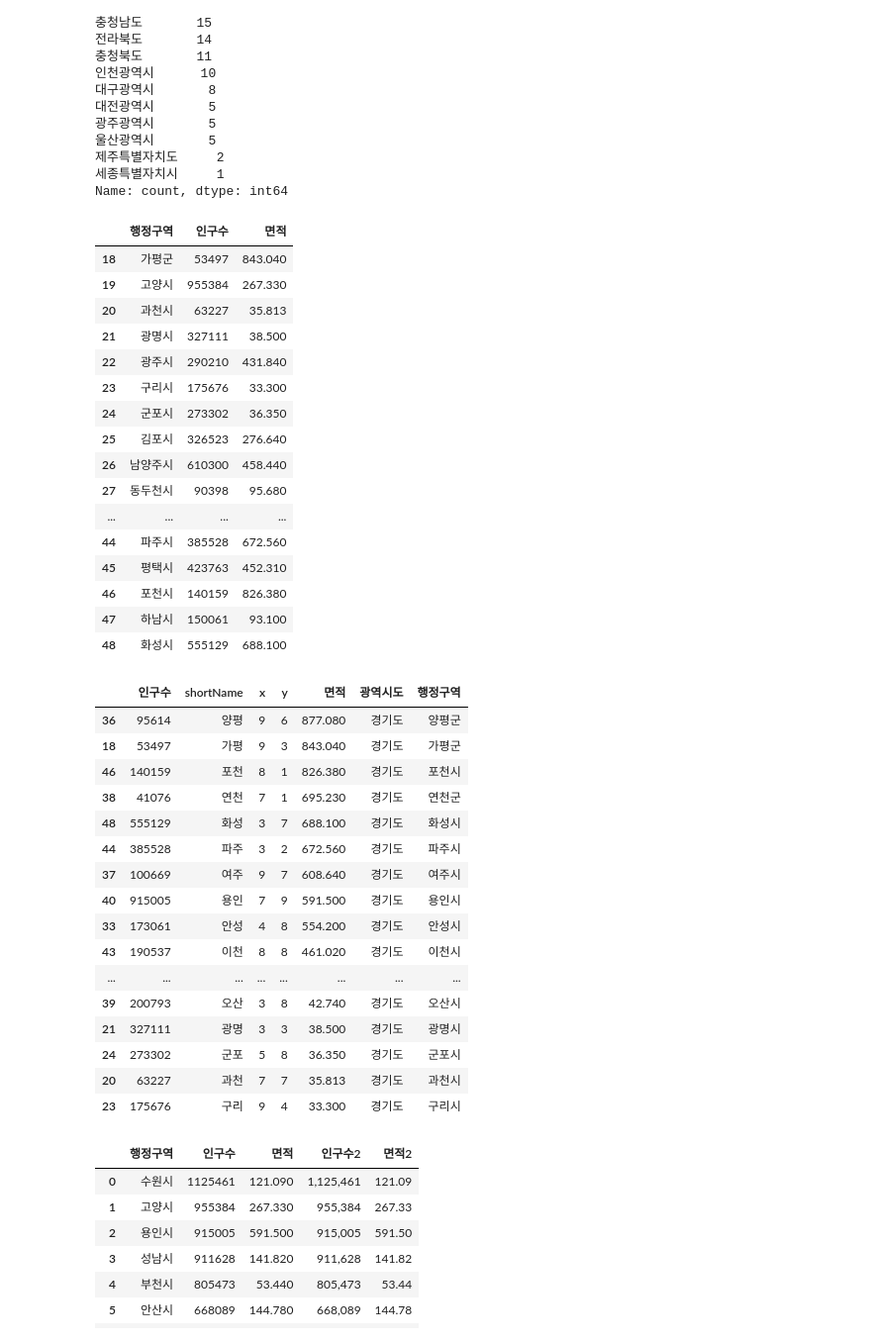
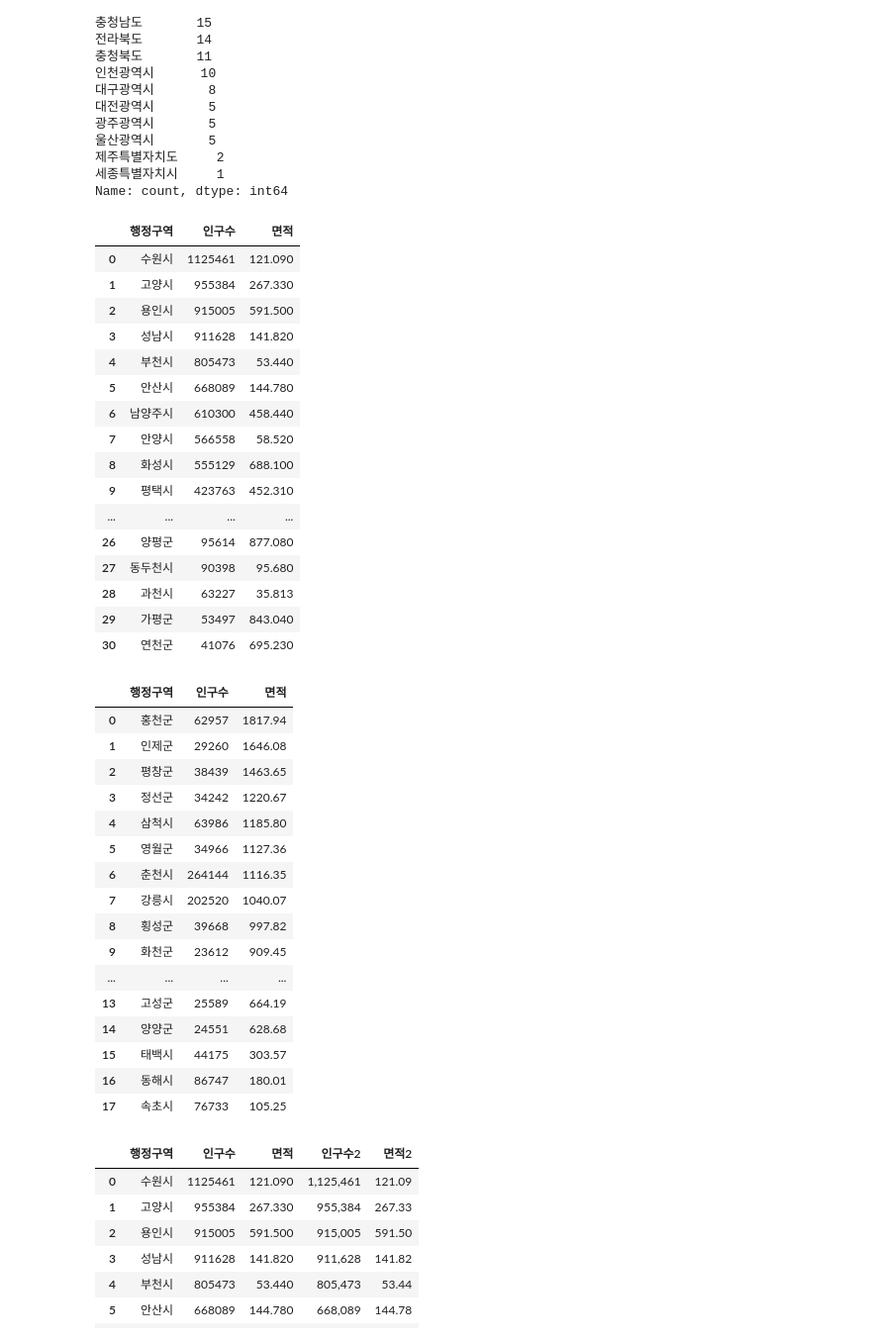
Before and after one commit to kbs0621/Python_WebScraping_Analysis, a Jupyter notebook: 03-1.행정구역정보_분석과시각화.ipynb, the cells around one changed output. Shown at 99% size. Drawn from its saved outputs; the diff is of its cells as text; code cells hidden in the pictures.

```diff
--- a/03-1.행정구역정보_분석과시각화.ipynb
+++ b/03-1.행정구역정보_분석과시각화.ipynb
@@ -318,45 +328,51 @@ array(['강원도', '경기도', '경상남도', '경상북도', '광주광역
 세종특별자치시     1
 Name: count, dtype: int64
 # %%
-# data['행정구역'] == '경기도' 의 ['행정구역','인구수','면적']  컬럼의 데이터 출력하기
+# data['광역시도'] == '경기도' 의 ['행정구역','인구수','면적']  컬럼의 데이터 출력하기
+
+data.loc[data['광역시도'] == '경기도', ['행정구역', '인구수','면적']]\
+.sort_values(by='인구수', ascending=False).reset_index(drop=True) #ascending=False (오름차순), ascending=True <Default>(내림차순)
 # %% [output]
 |  | 행정구역 | 인구수 | 면적 |
-| 18 | 가평군 | 53497 | 843.040 |
-| 19 | 고양시 | 955384 | 267.330 |
-| 20 | 과천시 | 63227 | 35.813 |
-| 21 | 광명시 | 327111 | 38.500 |
-| 22 | 광주시 | 290210 | 431.840 |
-| 23 | 구리시 | 175676 | 33.300 |
-| 24 | 군포시 | 273302 | 36.350 |
-| 25 | 김포시 | 326523 | 276.640 |
-| 26 | 남양주시 | 610300 | 458.440 |
+| 0 | 수원시 | 1125461 | 121.090 |
+| 1 | 고양시 | 955384 | 267.330 |
+| 2 | 용인시 | 915005 | 591.500 |
+| 3 | 성남시 | 911628 | 141.820 |
+| 4 | 부천시 | 805473 | 53.440 |
+| 5 | 안산시 | 668089 | 144.780 |
+| 6 | 남양주시 | 610300 | 458.440 |
+| 7 | 안양시 | 566558 | 58.520 |
+| 8 | 화성시 | 555129 | 688.100 |
+| 9 | 평택시 | 423763 | 452.310 |
+| ... | ... | ... | ... |
+| 26 | 양평군 | 95614 | 877.080 |
 | 27 | 동두천시 | 90398 | 95.680 |
-| ... | ... | ... | ... |
-| 44 | 파주시 | 385528 | 672.560 |
-| 45 | 평택시 | 423763 | 452.310 |
-| 46 | 포천시 | 140159 | 826.380 |
-| 47 | 하남시 | 150061 | 93.100 |
-| 48 | 화성시 | 555129 | 688.100 |
+| 28 | 과천시 | 63227 | 35.813 |
+| 29 | 가평군 | 53497 | 843.040 |
+| 30 | 연천군 | 41076 | 695.230 |
 # %%
-# data['행정구역'] == '경기도' 의 ['행정구역','인구수','면적']  컬럼의 데이터를 면적을 descending 순서대로 출력하기
+# data['광역시도'] == '강원도' 의 ['행정구역','인구수','면적']  컬럼의 데이터를 면적을 descending 순서대로 출력하기
+
+data.loc[data['광역시도'] == '강원도', ['행정구역', '인구수','면적']]\
+.sort_values(by='면적', ascending=False).reset_index(drop=True) #ascending=False (오름차순), ascending=True (내림차순)
 # %% [output]
-|  | 인구수 | shortName | x | y | 면적 | 광역시도 | 행정구역 |
-| 36 | 95614 | 양평 | 9 | 6 | 877.080 | 경기도 | 양평군 |
-| 18 | 53497 | 가평 | 9 | 3 | 843.040 | 경기도 | 가평군 |
-| 46 | 140159 | 포천 | 8 | 1 | 826.380 | 경기도 | 포천시 |
-| 38 | 41076 | 연천 | 7 | 1 | 695.230 | 경기도 | 연천군 |
-| 48 | 555129 | 화성 | 3 | 7 | 688.100 | 경기도 | 화성시 |
-| 44 | 385528 | 파주 | 3 | 2 | 672.560 | 경기도 | 파주시 |
-| 37 | 100669 | 여주 | 9 | 7 | 608.640 | 경기도 | 여주시 |
-| 40 | 915005 | 용인 | 7 | 9 | 591.500 | 경기도 | 용인시 |
-| 33 | 173061 | 안성 | 4 | 8 | 554.200 | 경기도 | 안성시 |
-| 43 | 190537 | 이천 | 8 | 8 | 461.020 | 경기도 | 이천시 |
-| ... | ... | ... | ... | ... | ... | ... | ... |
-| 39 | 200793 | 오산 | 3 | 8 | 42.740 | 경기도 | 오산시 |
-| 21 | 327111 | 광명 | 3 | 3 | 38.500 | 경기도 | 광명시 |
-| 24 | 273302 | 군포 | 5 | 8 | 36.350 | 경기도 | 군포시 |
-| 20 | 63227 | 과천 | 7 | 7 | 35.813 | 경기도 | 과천시 |
-| 23 | 175676 | 구리 | 9 | 4 | 33.300 | 경기도 | 구리시 |
+|  | 행정구역 | 인구수 | 면적 |
+| 0 | 홍천군 | 62957 | 1817.94 |
+| 1 | 인제군 | 29260 | 1646.08 |
+| 2 | 평창군 | 38439 | 1463.65 |
+| 3 | 정선군 | 34242 | 1220.67 |
+| 4 | 삼척시 | 63986 | 1185.80 |
+| 5 | 영월군 | 34966 | 1127.36 |
+| 6 | 춘천시 | 264144 | 1116.35 |
+| 7 | 강릉시 | 202520 | 1040.07 |
+| 8 | 횡성군 | 39668 | 997.82 |
+| 9 | 화천군 | 23612 | 909.45 |
+| ... | ... | ... | ... |
+| 13 | 고성군 | 25589 | 664.19 |
+| 14 | 양양군 | 24551 | 628.68 |
+| 15 | 태백시 | 44175 | 303.57 |
+| 16 | 동해시 | 86747 | 180.01 |
+| 17 | 속초시 | 76733 | 105.25 |
 # %%
 #경기도에 속한 행정구역명, 인구수, 면적 선택하기 인구수를 descending 순서대로 출력하고 index reset 하여 gy_df 라는 변수에 저장하기
 #data.loc[row , col]
```
Also changed, not shown: parts of 12 cells of this notebook.
